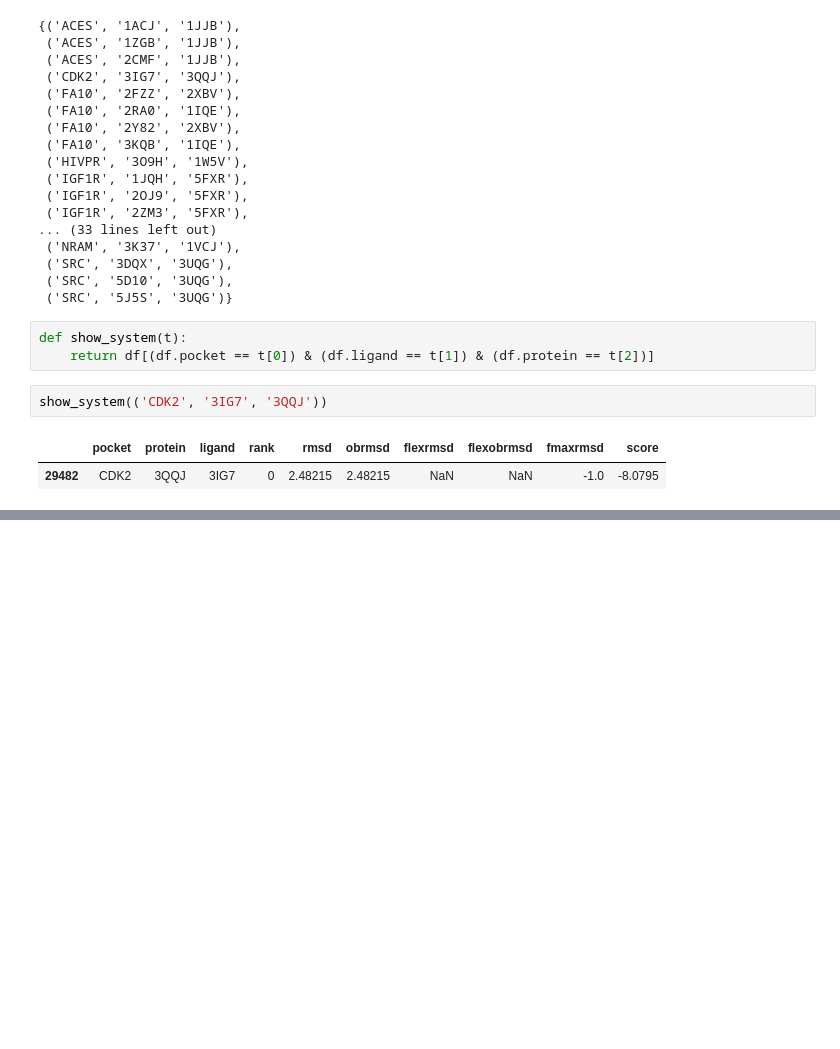
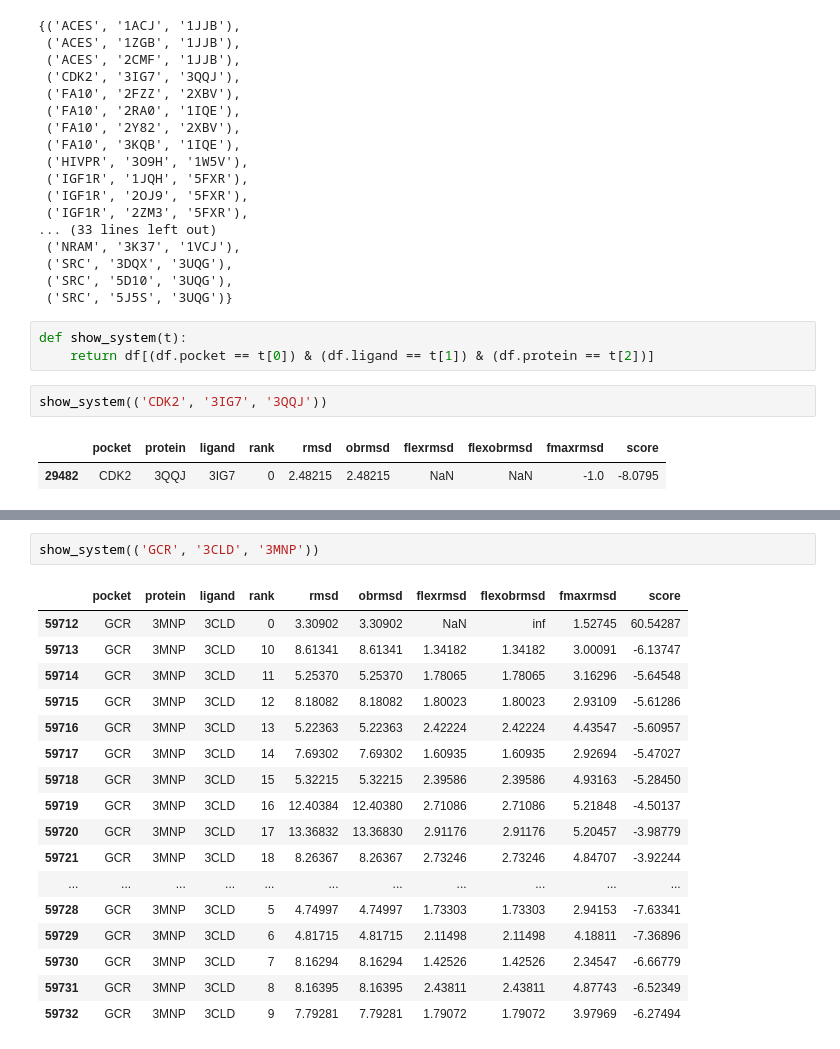
Before and after one commit to RMeli/gsoc19, a Jupyter notebook: crossdocking/cd-downsampled/analysis/docking.ipynb, the cells around one changed output, grey strips where cells are left out. Cells and saved outputs as stored; diff of their text form; blank space fills up the shorter version.

```diff
--- a/crossdocking/cd-downsampled/analysis/docking.ipynb
+++ b/crossdocking/cd-downsampled/analysis/docking.ipynb
@@ -139,0 +162,20 @@ set(pd.unique(df_clean.loc[df_clean.flexobrmsd == np.inf, ["pocket", "ligand", "
+# %%
+show_system(('GCR', '3CLD', '3MNP'))
+# %% [output]
+|  | pocket | protein | ligand | rank | rmsd | obrmsd | flexrmsd | flexobrmsd | fmaxrmsd | score |
+| 59712 | GCR | 3MNP | 3CLD | 0 | 3.30902 | 3.30902 | NaN | inf | 1.52745 | 60.54287 |
+| 59713 | GCR | 3MNP | 3CLD | 10 | 8.61341 | 8.61341 | 1.34182 | 1.34182 | 3.00091 | -6.13747 |
+| 59714 | GCR | 3MNP | 3CLD | 11 | 5.25370 | 5.25370 | 1.78065 | 1.78065 | 3.16296 | -5.64548 |
+| 59715 | GCR | 3MNP | 3CLD | 12 | 8.18082 | 8.18082 | 1.80023 | 1.80023 | 2.93109 | -5.61286 |
+| 59716 | GCR | 3MNP | 3CLD | 13 | 5.22363 | 5.22363 | 2.42224 | 2.42224 | 4.43547 | -5.60957 |
+| 59717 | GCR | 3MNP | 3CLD | 14 | 7.69302 | 7.69302 | 1.60935 | 1.60935 | 2.92694 | -5.47027 |
+| 59718 | GCR | 3MNP | 3CLD | 15 | 5.32215 | 5.32215 | 2.39586 | 2.39586 | 4.93163 | -5.28450 |
+| 59719 | GCR | 3MNP | 3CLD | 16 | 12.40384 | 12.40380 | 2.71086 | 2.71086 | 5.21848 | -4.50137 |
+| 59720 | GCR | 3MNP | 3CLD | 17 | 13.36832 | 13.36830 | 2.91176 | 2.91176 | 5.20457 | -3.98779 |
+| 59721 | GCR | 3MNP | 3CLD | 18 | 8.26367 | 8.26367 | 2.73246 | 2.73246 | 4.84707 | -3.92244 |
+| ... | ... | ... | ... | ... | ... | ... | ... | ... | ... | ... |
+| 59728 | GCR | 3MNP | 3CLD | 5 | 4.74997 | 4.74997 | 1.73303 | 1.73303 | 2.94153 | -7.63341 |
+| 59729 | GCR | 3MNP | 3CLD | 6 | 4.81715 | 4.81715 | 2.11498 | 2.11498 | 4.18811 | -7.36896 |
+| 59730 | GCR | 3MNP | 3CLD | 7 | 8.16294 | 8.16294 | 1.42526 | 1.42526 | 2.34547 | -6.66779 |
+| 59731 | GCR | 3MNP | 3CLD | 8 | 8.16395 | 8.16395 | 2.43811 | 2.43811 | 4.87743 | -6.52349 |
+| 59732 | GCR | 3MNP | 3CLD | 9 | 7.79281 | 7.79281 | 1.79072 | 1.79072 | 3.97969 | -6.27494 |
```
Also changed, not shown: parts of 14 cells of this notebook, 1 other file.
